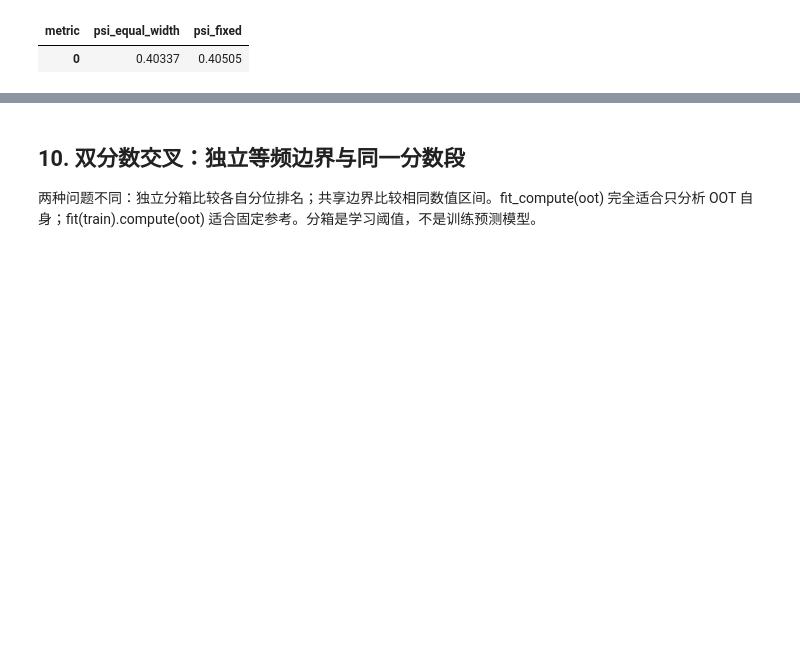
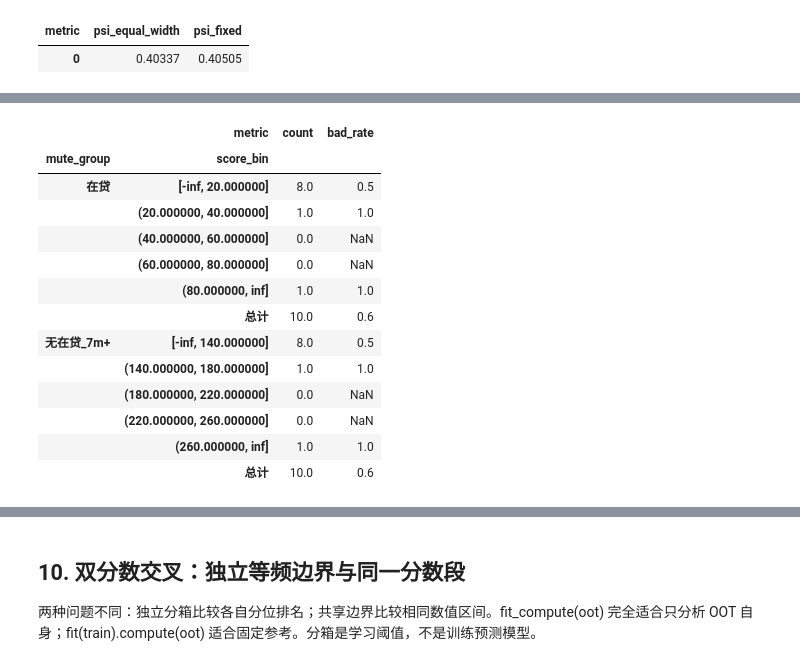
Before and after one commit to TaoXue-99/phi_risk, a Jupyter notebook: examples/analysis_complete_guide.ipynb, the cells around one changed output, grey strips where cells are left out. Cells and saved outputs as stored; diff of their text form; code cells hidden in the pictures; blank space fills up the shorter version.

```diff
--- a/examples/analysis_complete_guide.ipynb
+++ b/examples/analysis_complete_guide.ipynb
@@ -943,0 +1171,60 @@ np.testing.assert_allclose(
+# %%
+width_skew = np.array([0, 1, 2, 3, 4, 5, 10, 20, 40, 100], dtype=float)
+width_strata_demo = pd.DataFrame({
+    "mute_group": ["在贷"] * 10 + ["无在贷_7m+"] * 10,
+    "score": np.r_[width_skew, 100 + 2 * width_skew],
+    "label": [0, 0, 0, 1, 0, 1, 1, 1, 1, 1] * 2,
+})
+width_strata_cube = Cube(
+    ["mute_group", BinDimension("score", EqualWidthBinner(5), fit_by=["mute_group"])],
+    [Count(), EventRate("label", name="bad_rate")],
+)
+width_strata_result = width_strata_cube.fit_compute(width_strata_demo, totals=True)
+with pd.option_context("display.max_rows", 20):
+    display(width_strata_result.layout(
+        rows=["mute_group", "score_bin"], totals=True,
+        total_label="总计", bin_labels="interval",
+    ))
+width_groups = width_strata_cube.dimensions_[1].metadata()["groups"]
+np.testing.assert_allclose(
+    width_groups[0]["transform"]["bin_edges"], [-np.inf, 20, 40, 60, 80, np.inf]
+)
+np.testing.assert_allclose(
+    width_groups[1]["transform"]["bin_edges"], [-np.inf, 140, 180, 220, 260, np.inf]
+)
+width_count_table = width_strata_result.layout()
+assert width_count_table.loc["在贷", "count"].tolist() == [8, 1, 0, 0, 1]
+assert width_count_table.loc["无在贷_7m+", "count"].tolist() == [8, 1, 0, 0, 1]
+assert width_strata_result.metadata_["total_grouping_sets"] == 1
+assert width_strata_result.total(over=["score_bin"]).layout()["count"].eq(10).all()
+
+# compute 不因新样本的极值改变每层参考切点；越界值进入各自的外尾箱。
+width_reference_metadata = width_strata_cube.dimensions_[1].metadata()
+width_current = pd.DataFrame({
+    "mute_group": ["在贷", "无在贷_7m+"], "score": [1000, -1000], "label": [1, 0],
+})
+width_current_result = width_strata_cube.compute(width_current)
+assert width_current_result.data_.score_bin.tolist() == ["B5", "B1"] * 2
+assert width_strata_cube.dimensions_[1].metadata() == width_reference_metadata
+
+# 同一偏斜评分用层内等频时，目标是分位档位，本例每箱两条。
+width_quantile_result = Cube(
+    ["mute_group", BinDimension("score", QuantileBinner(5), fit_by=["mute_group"])],
+    [Count()],
+).fit_compute(width_strata_demo)
+assert width_quantile_result.data_.value.eq(2).all()
+# %% [output]
+|  | metric | count | bad_rate |
+| mute_group | score_bin |  |  |
+| 在贷 | [-inf, 20.000000] | 8.0 | 0.5 |
+|  | (20.000000, 40.000000] | 1.0 | 1.0 |
+|  | (40.000000, 60.000000] | 0.0 | NaN |
+|  | (60.000000, 80.000000] | 0.0 | NaN |
+|  | (80.000000, inf] | 1.0 | 1.0 |
+|  | 总计 | 10.0 | 0.6 |
+| 无在贷_7m+ | [-inf, 140.000000] | 8.0 | 0.5 |
+|  | (140.000000, 180.000000] | 1.0 | 1.0 |
+|  | (180.000000, 220.000000] | 0.0 | NaN |
+|  | (220.000000, 260.000000] | 0.0 | NaN |
+|  | (260.000000, inf] | 1.0 | 1.0 |
+|  | 总计 | 10.0 | 0.6 |
```
Also changed, not shown: parts of 22 cells of this notebook, 21 other files.
